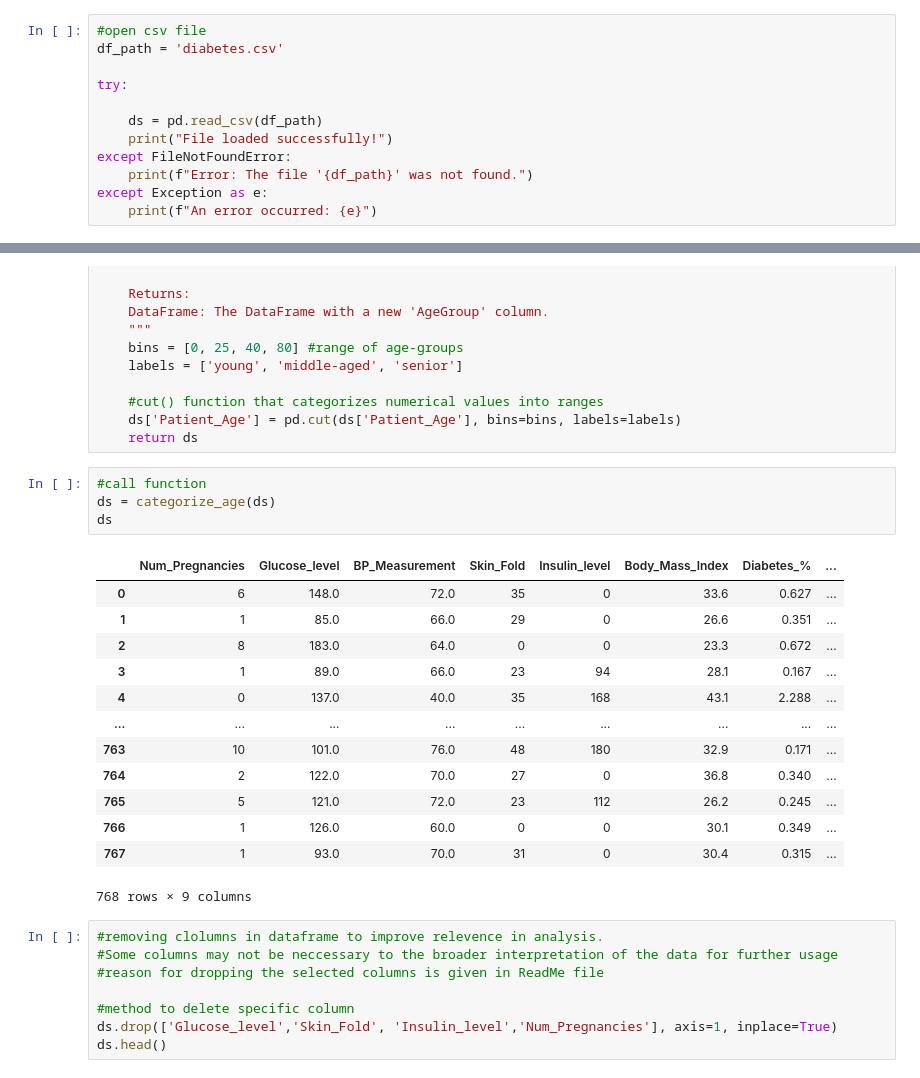
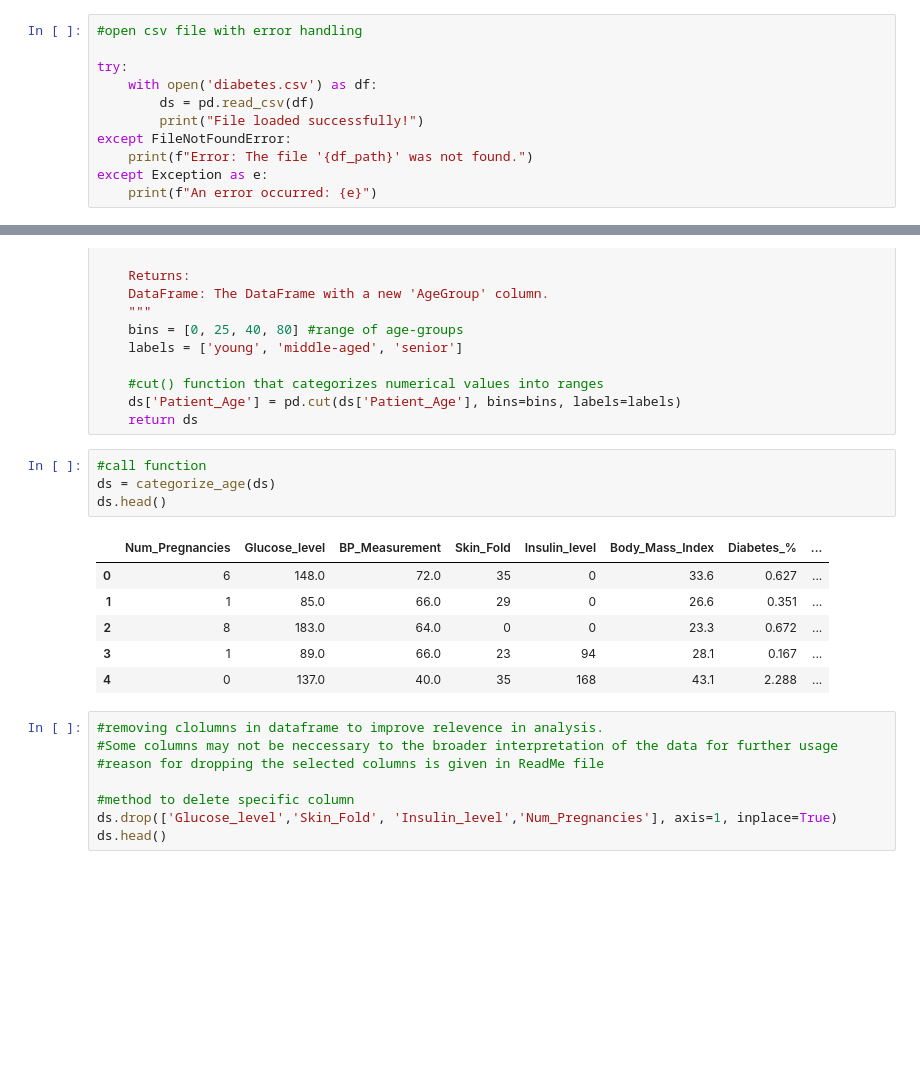
Before and after one commit to Abiton198/diabetes_data_analysis, a Jupyter notebook: diabetes_data_analysis.ipynb, the cells around one changed output, grey strips where cells are left out. Cells and saved outputs as stored; diff of their text form; blank space fills up the shorter version.

```diff
--- a/diabetes_data_analysis.ipynb
+++ b/diabetes_data_analysis.ipynb
@@ -5,13 +5,12 @@ import matplotlib.pyplot as plt #statistical data visualization :comparisons
 import seaborn as sbn #statistical comparison of data visualization - built on matplotlib
 import numpy as np #for numerical and maths function on arrays
 # %%
-#open csv file
-df_path = 'diabetes.csv'
+#open csv file with error handling
 
 try:
-
-    ds = pd.read_csv(df_path)
-    print("File loaded successfully!")
+    with open('diabetes.csv') as df:
+        ds = pd.read_csv(df)
+        print("File loaded successfully!")
 except FileNotFoundError:
     print(f"Error: The file '{df_path}' was not found.")
 except Exception as e:
@@ -226,21 +225,14 @@ def categorize_age(ds):
 # %%
 #call function
 ds = categorize_age(ds)
-ds
+ds.head()
 # %% [output]
 |  | Num_Pregnancies | Glucose_level | BP_Measurement | Skin_Fold | Insulin_level | Body_Mass_Index | Diabetes_% | ... |
 | 0 | 6 | 148.0 | 72.0 | 35 | 0 | 33.6 | 0.627 | ... |
 | 1 | 1 | 85.0 | 66.0 | 29 | 0 | 26.6 | 0.351 | ... |
 | 2 | 8 | 183.0 | 64.0 | 0 | 0 | 23.3 | 0.672 | ... |
 | 3 | 1 | 89.0 | 66.0 | 23 | 94 | 28.1 | 0.167 | ... |
 | 4 | 0 | 137.0 | 40.0 | 35 | 168 | 43.1 | 2.288 | ... |
-| ... | ... | ... | ... | ... | ... | ... | ... | ... |
-| 763 | 10 | 101.0 | 76.0 | 48 | 180 | 32.9 | 0.171 | ... |
-| 764 | 2 | 122.0 | 70.0 | 27 | 0 | 36.8 | 0.340 | ... |
-| 765 | 5 | 121.0 | 72.0 | 23 | 112 | 26.2 | 0.245 | ... |
-| 766 | 1 | 126.0 | 60.0 | 0 | 0 | 30.1 | 0.349 | ... |
-| 767 | 1 | 93.0 | 70.0 | 31 | 0 | 30.4 | 0.315 | ... |
-768 rows × 9 columns
 # %%
 #removing clolumns in dataframe to improve relevence in analysis.
 #Some columns may not be neccessary to the broader interpretation of the data for further usage
```
Also changed, not shown: parts of 2 cells of this notebook.
